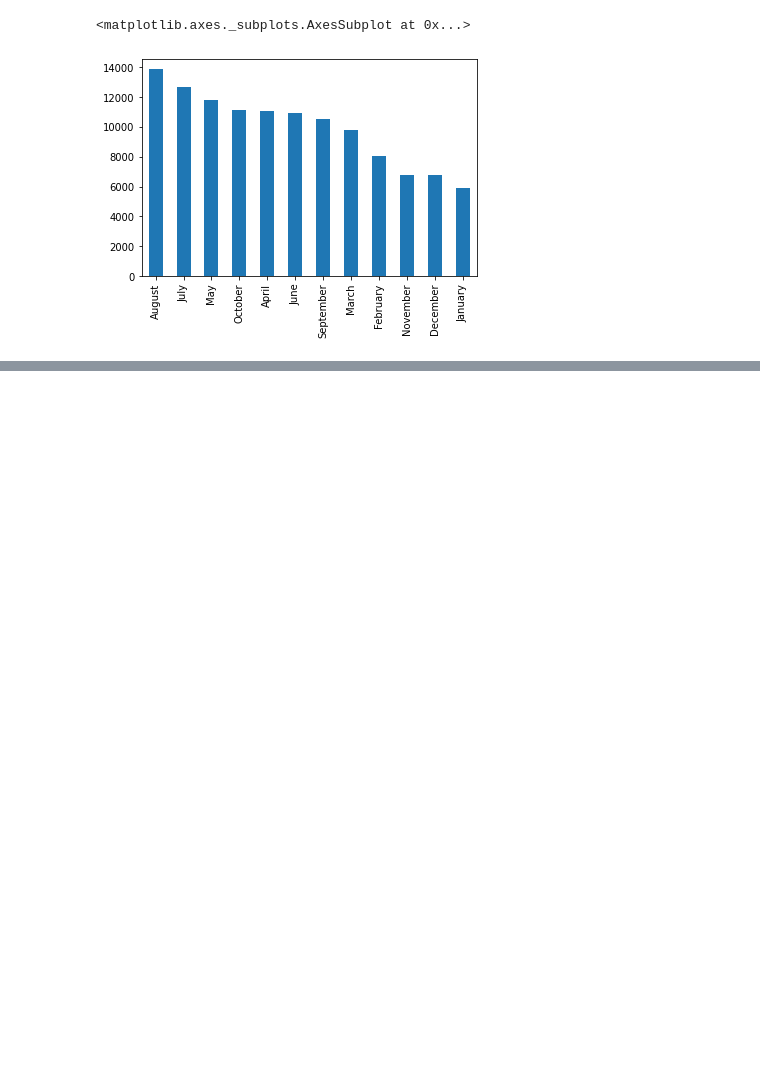
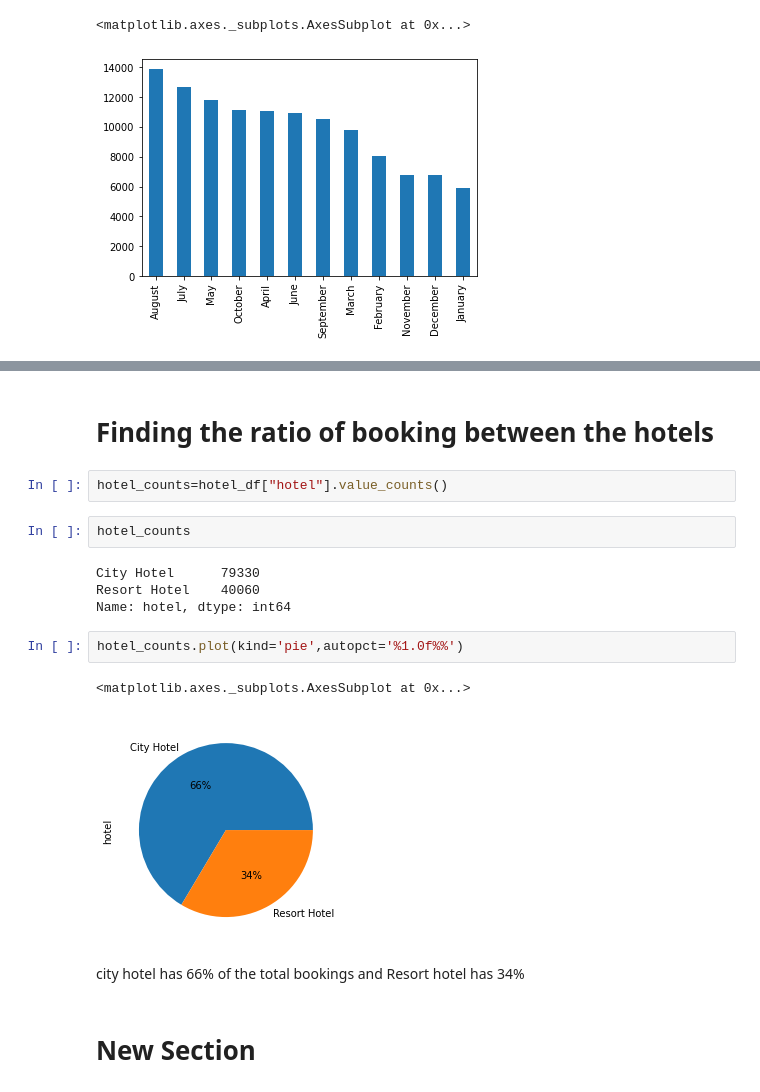
Before and after one commit to kfaisalofficial/Hotel-booking-analysis, a Jupyter notebook: Copy_of_Hotel_Booking_Analysis_Capstone_Project.ipynb, the cells around one changed output, grey strips where cells are left out. Drawn from its saved outputs; the diff is of its cells as text; blank space fills up the shorter version.

```diff
--- a/Copy_of_Hotel_Booking_Analysis_Capstone_Project.ipynb
+++ b/Copy_of_Hotel_Booking_Analysis_Capstone_Project.ipynb
@@ -161,0 +161,19 @@ booking_months_count.plot(kind='bar')
+# %% [markdown]
+# Finding the ratio of booking between the hotels
+# %%
+hotel_counts=hotel_df["hotel"].value_counts()
+# %%
+hotel_counts
+# %% [output]
+City Hotel      79330
+Resort Hotel    40060
+Name: hotel, dtype: int64
+# %%
+hotel_counts.plot(kind='pie',autopct='%1.0f%%')
+# %% [output]
+<matplotlib.axes._subplots.AxesSubplot at 0x...>
+[figure, added]
+# %% [markdown]
+city hotel has 66% of the total bookings and Resort hotel has 34%
+# %% [markdown]
+# New Section
```
Also changed, not shown: parts of 5 cells of this notebook.
